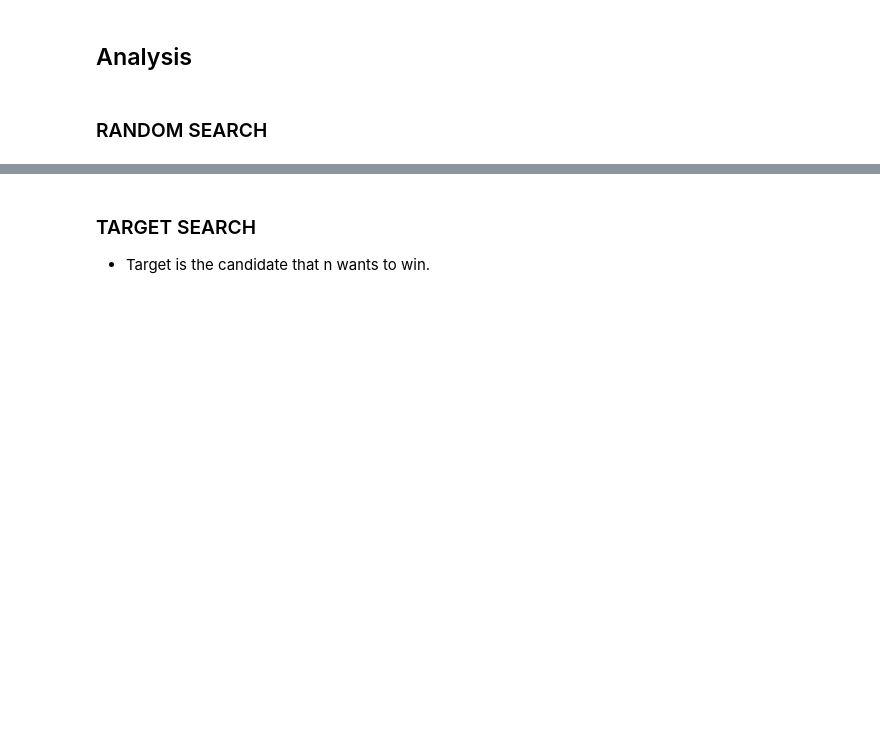
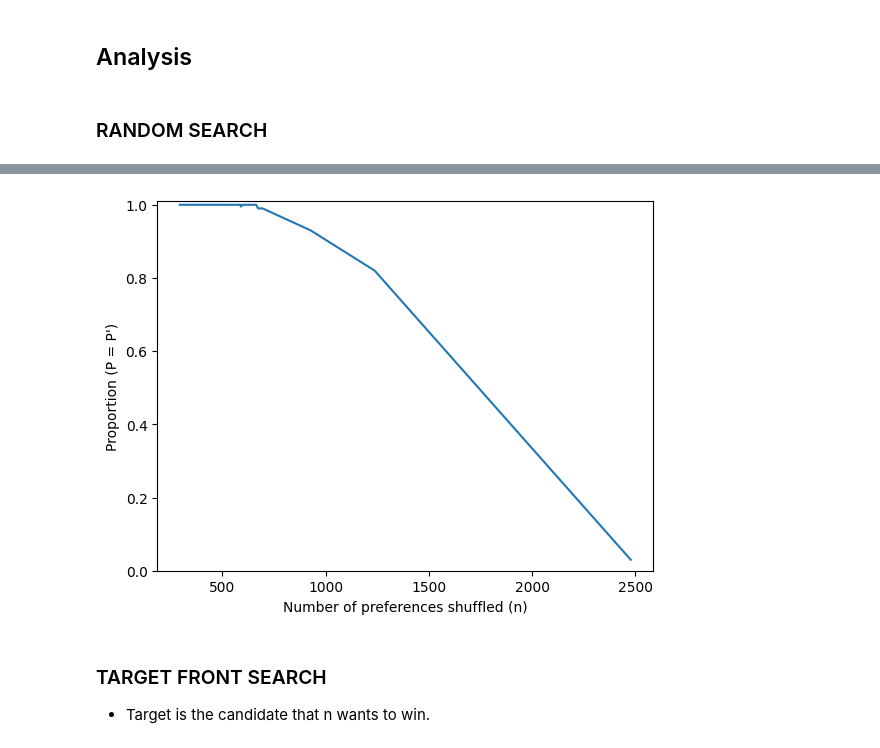
Before and after one commit to CIA41998/csc-assignment3, a Jupyter notebook: main.ipynb, the cells around one changed output, grey strips where cells are left out. Drawn from its saved outputs; the diff is of its cells as text; code cells hidden in the pictures; blank space fills up the shorter version.

Commit message:
added binary search

```diff
--- a/main.ipynb
+++ b/main.ipynb
@@ -318,5 +436,16 @@ plt.show()
+# %%
+df = pd.read_csv('results_random_binary.csv')
+
+proportions = df.groupby('n')['match'].mean()
+proportions.plot(kind='line')
+plt.xlabel('Number of preferences shuffled (n)')
+plt.ylabel("Proportion (P = P')")
+plt.ylim(0, 1.01)
+plt.show()
+# %% [output]
+[figure, added]
 # %% [markdown]
-### TARGET SEARCH
+### TARGET FRONT SEARCH
 - Target is the candidate that n wants to win.
 # %%
 n = 1000
```
Also changed, not shown: parts of 14 cells of this notebook, 3 other files.
